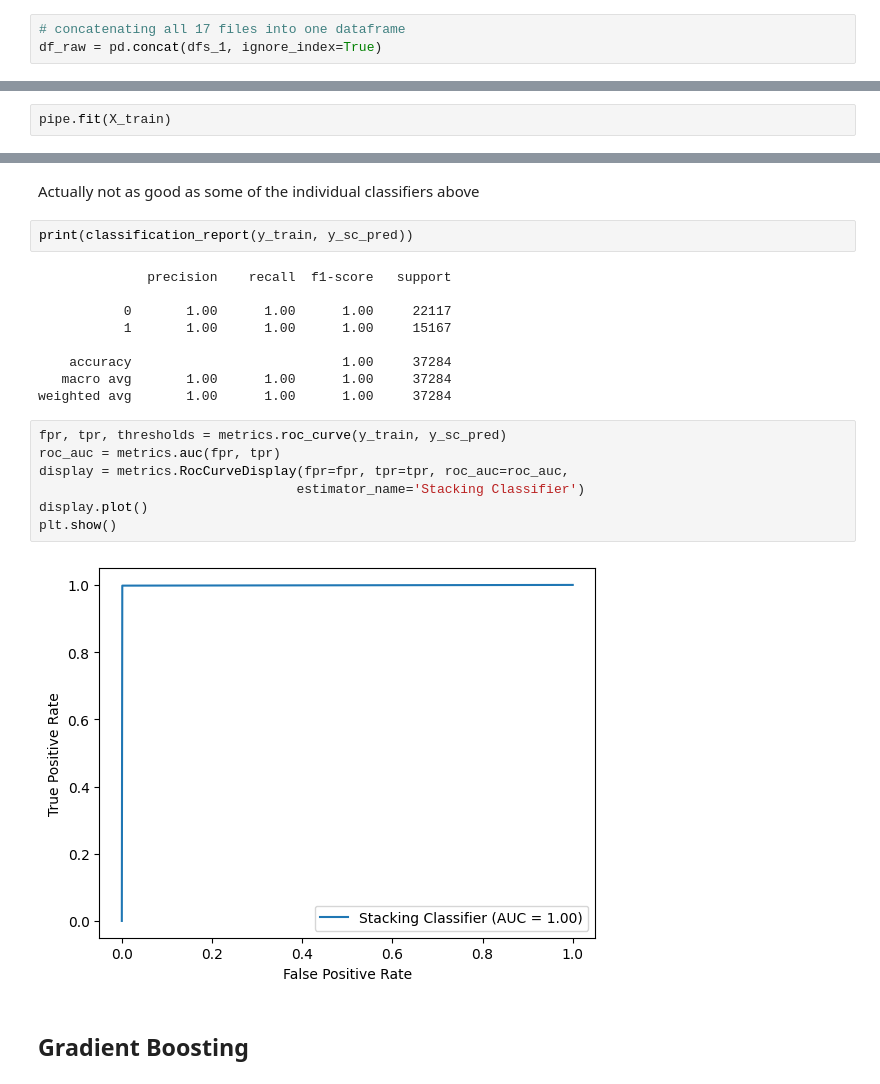
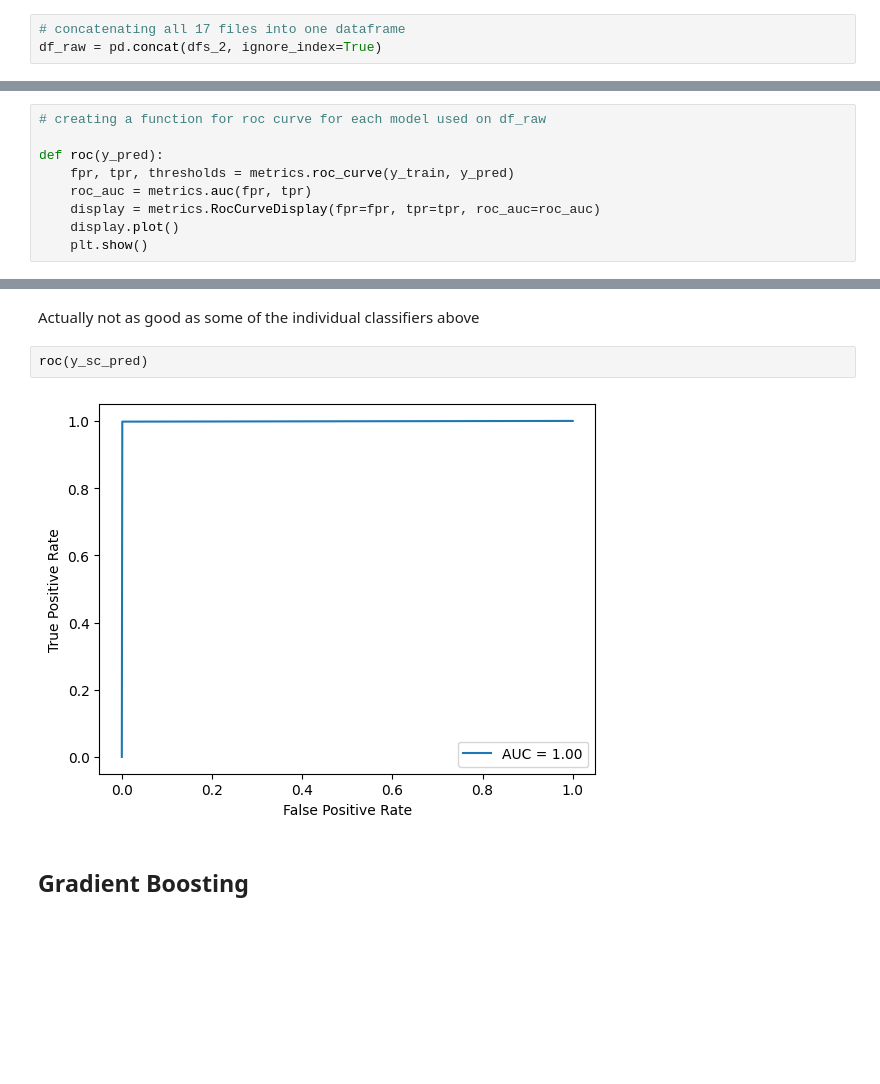
Before and after one commit to mccafj/Fall_Detection_Model, a Jupyter notebook: scratch_notebook.ipynb, the cells around one changed output, grey strips where cells are left out. Drawn from its saved outputs; the diff is of its cells as text; blank space fills up the shorter version.

Commit message:
more visuals, better markdown, condensing code via functions

```diff
--- a/scratch_notebook.ipynb
+++ b/scratch_notebook.ipynb
@@ -150,6 +286,6 @@ for f in files_raw:
 # %%
 # concatenating all 17 files into one dataframe
-df_raw = pd.concat(dfs_1, ignore_index=True)
+df_raw = pd.concat(dfs_2, ignore_index=True)
 # %%
 # sanity check
 df_raw.head()
@@ -692,2 +655,0 @@ pipe = Pipeline(steps=[('flt', GrabFloat),
-# %%
-pipe.fit(X_train)
@@ -880,0 +782,9 @@ plt.show()
+# %%
+# creating a function for roc curve for each model used on df_raw
+
+def roc(y_pred):
+    fpr, tpr, thresholds = metrics.roc_curve(y_train, y_pred)
+    roc_auc = metrics.auc(fpr, tpr)
+    display = metrics.RocCurveDisplay(fpr=fpr, tpr=tpr, roc_auc=roc_auc)
+    display.plot()
+    plt.show()
@@ -1779,25 +1650,9 @@ plt.show()
 # %% [markdown]
 Actually not as good as some of the individual classifiers above
-# %%
-print(classification_report(y_train, y_sc_pred))
-# %% [output]
-              precision    recall  f1-score   support
-
-           0       1.00      1.00      1.00     22117
-           1       1.00      1.00      1.00     15167
-
-    accuracy                           1.00     37284
-   macro avg       1.00      1.00      1.00     37284
-weighted avg       1.00      1.00      1.00     37284
 # %%
-fpr, tpr, thresholds = metrics.roc_curve(y_train, y_sc_pred)
-roc_auc = metrics.auc(fpr, tpr)
-display = metrics.RocCurveDisplay(fpr=fpr, tpr=tpr, roc_auc=roc_auc,
-                                 estimator_name='Stacking Classifier')
-display.plot()
-plt.show()
+roc(y_sc_pred)
 # %% [output]
-[figure, old version]
+[figure, new version]
 # %% [markdown]
 ## Gradient Boosting
 # %%
```
Also changed, not shown: parts of 226 cells of this notebook, 3 other files.
